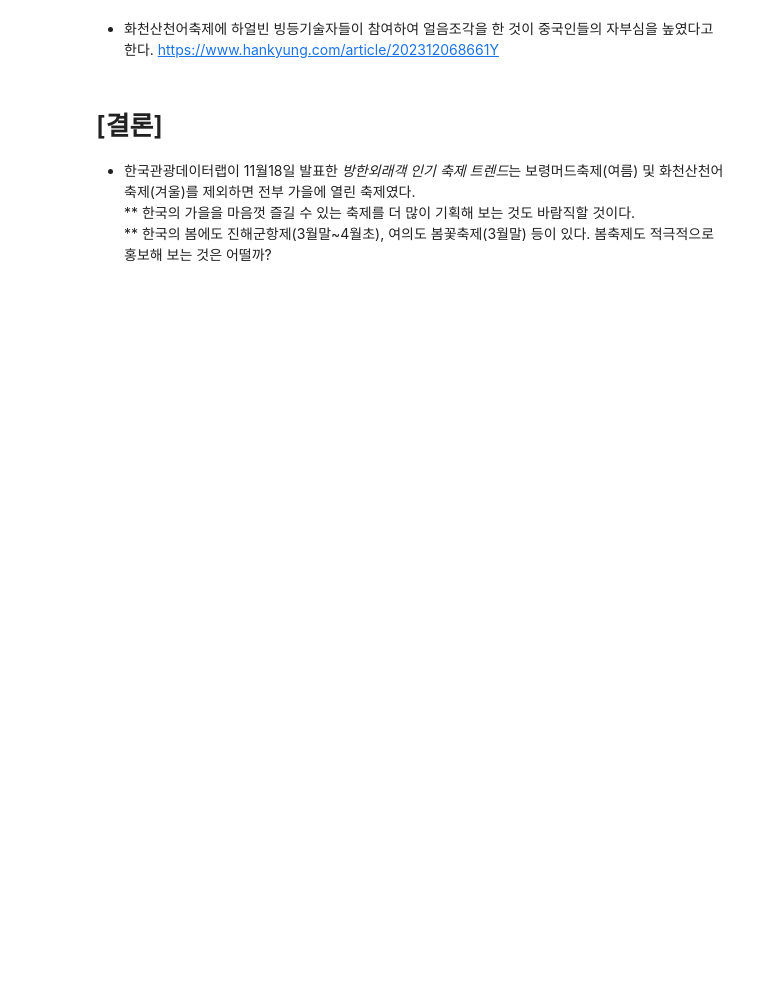
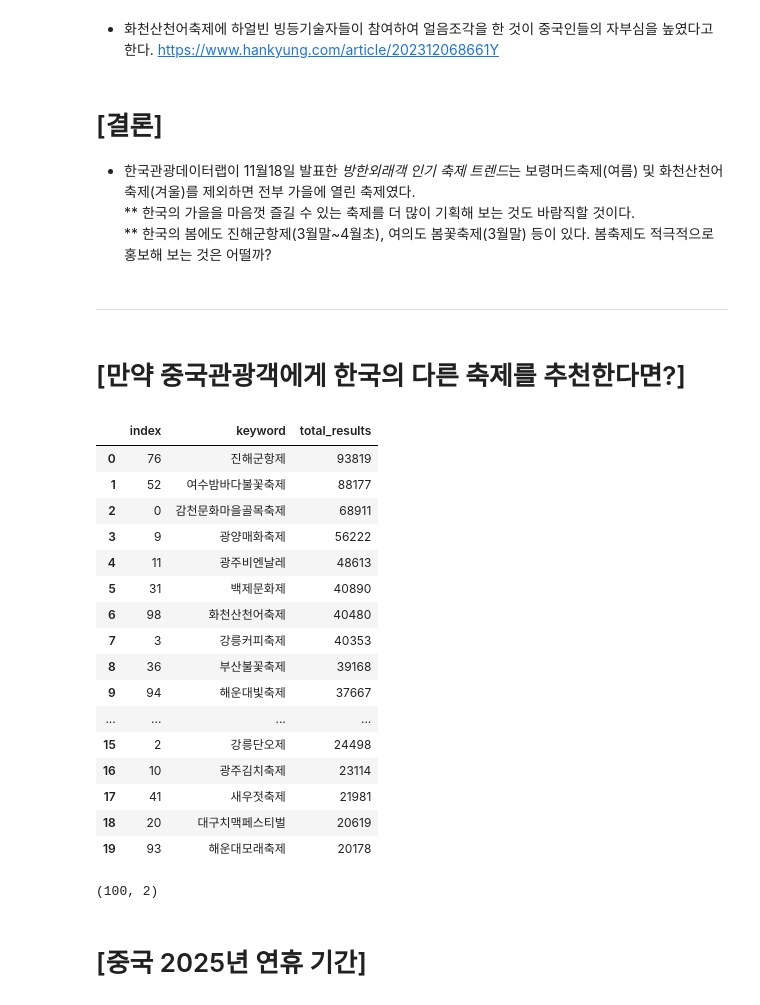
Before and after one commit to kKn00077/techit-travel-data-analysis, a Jupyter notebook: China_Douyin_Festival_Txtmining.ipynb, the cells around one changed output. Drawn from its saved outputs; the diff is of its cells as text; code cells hidden in the pictures; blank space fills up the shorter version.

```diff
--- a/China_Douyin_Festival_Txtmining.ipynb
+++ b/China_Douyin_Festival_Txtmining.ipynb
@@ -784,3 +784,7 @@ display(sorted_df.head(10))
 * 한국관광데이터랩이 11월18일 발표한 *방한외래객 인기 축제 트렌드*는 보령머드축제(여름) 및 화천산천어축제(겨울)를 제외하면 전부 가을에 열린 축제였다. <BR>
 ** 한국의 가을을 마음껏 즐길 수 있는 축제를 더 많이 기획해 보는 것도 바람직할 것이다. <BR>
 ** 한국의 봄에도 진해군항제(3월말~4월초), 여의도 봄꽃축제(3월말) 등이 있다. 봄축제도 적극적으로 홍보해 보는 것은 어떨까?
+# %% [markdown]
+--------------------------------------------------------------------------------
+# %% [markdown]
+# [만약 중국관광객에게 한국의 다른 축제를 추천한다면?]
@@ -786,0 +932,27 @@ display(sorted_df.head(10))
+# %%
+# 데이터프레임으로 변환
+search_results = pd.DataFrame(blog_search_results)
+
+display(search_results.sort_values(by='total_results',ascending=False).reset_index().head(20))
+display(search_results.shape)
+# %% [output]
+|  | index | keyword | total_results |
+| 0 | 76 | 진해군항제 | 93819 |
+| 1 | 52 | 여수밤바다불꽃축제 | 88177 |
+| 2 | 0 | 감천문화마을골목축제 | 68911 |
+| 3 | 9 | 광양매화축제 | 56222 |
+| 4 | 11 | 광주비엔날레 | 48613 |
+| 5 | 31 | 백제문화제 | 40890 |
+| 6 | 98 | 화천산천어축제 | 40480 |
+| 7 | 3 | 강릉커피축제 | 40353 |
+| 8 | 36 | 부산불꽃축제 | 39168 |
+| 9 | 94 | 해운대빛축제 | 37667 |
+| ... | ... | ... | ... |
+| 15 | 2 | 강릉단오제 | 24498 |
+| 16 | 10 | 광주김치축제 | 23114 |
+| 17 | 41 | 새우젓축제 | 21981 |
+| 18 | 20 | 대구치맥페스티벌 | 20619 |
+| 19 | 93 | 해운대모래축제 | 20178 |
+(100, 2)
+# %% [markdown]
+# [중국 2025년 연휴 기간]
```
Also changed, not shown: parts of 4 cells of this notebook.
